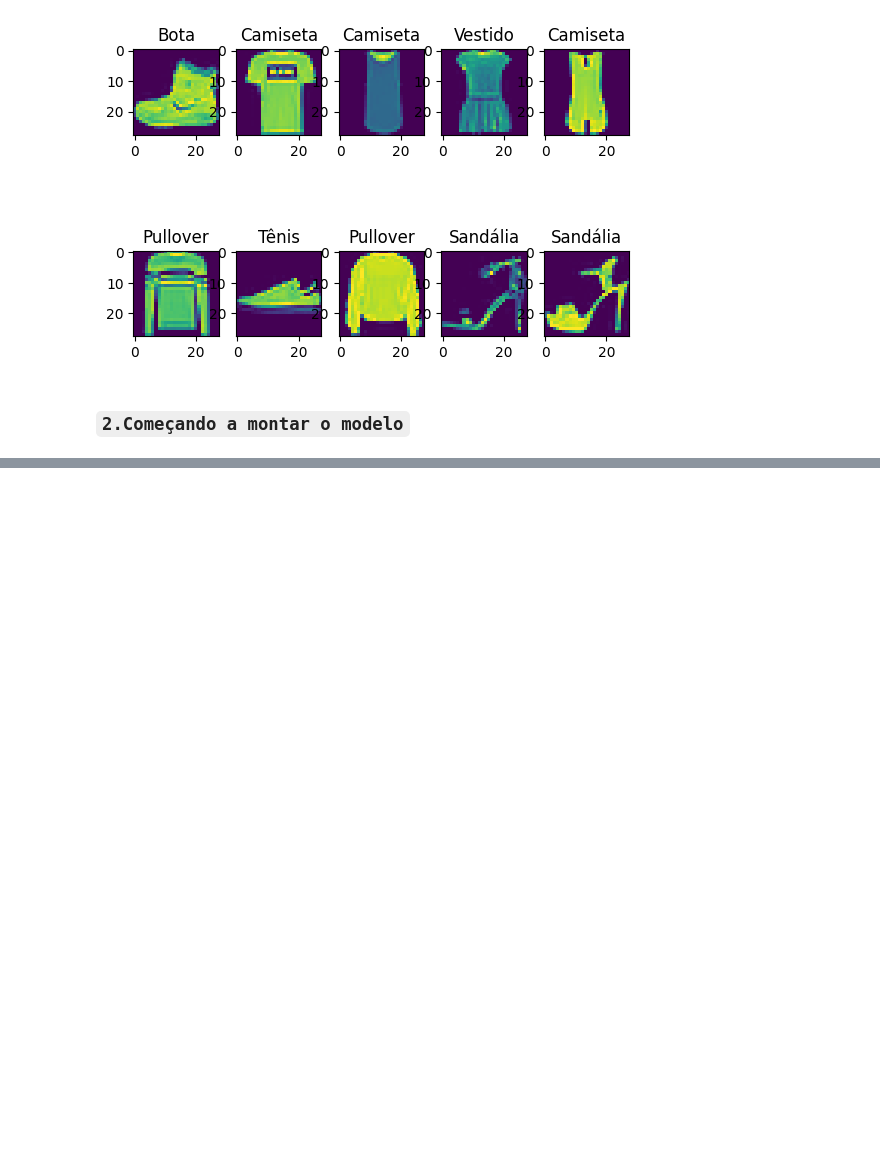
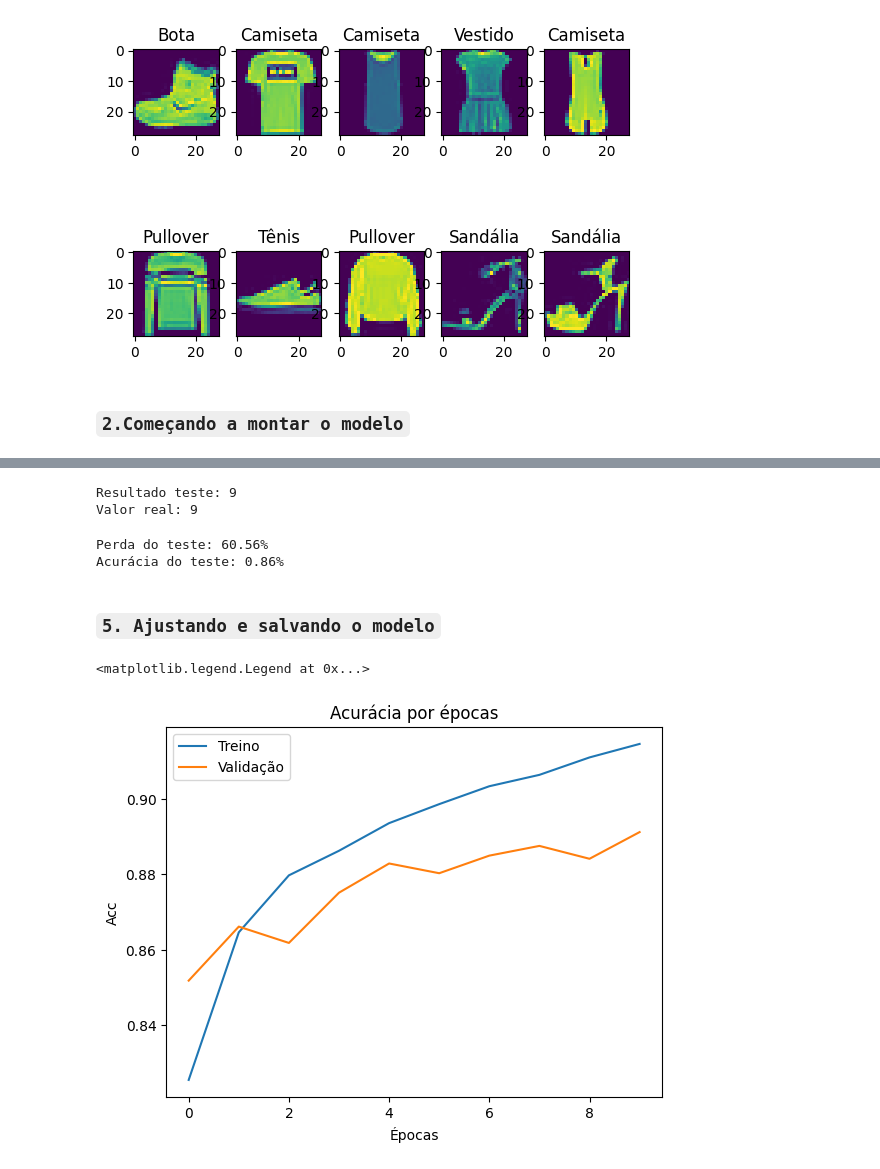
Before and after one commit to Ikekenard/intro-keras-tf, a Jupyter notebook: Keras/classificacao-roupas.ipynb, the cells around one changed output, grey strips where cells are left out. Drawn from its saved outputs; the diff is of its cells as text; code cells hidden in the pictures; blank space fills up the shorter version.

```diff
--- a/Keras/classificacao-roupas.ipynb
+++ b/Keras/classificacao-roupas.ipynb
@@ -55,0 +95,10 @@ for imagem in range(10):
+# %%
+modelo = keras.Sequential([
+     keras.layers.Flatten(input_shape = (28,28)),
+     keras.layers.Dense(256, activation='relu'),
+     keras.layers.Dense(128, activation='relu'),
+     keras.layers.Dense(10, activation = 'softmax')
+])
+
+modelo.compile(optimizer = 'adam', loss = 'sparse_categorical_crossentropy')
+modelo.fit(imagens_train_redu, identifacadores_train)
@@ -55,0 +108,11 @@ for imagem in range(10):
+# %%
+modelo = keras.Sequential([
+     keras.layers.Flatten(input_shape = (28,28)),
+     keras.layers.Dense(256, activation='relu'),
+     keras.layers.Dense(128, activation='relu'),
+     keras.layers.Dense(64, activation='relu'),
+     keras.layers.Dense(10, activation = 'softmax')
+])
+
+modelo.compile(optimizer = 'adam', loss = 'sparse_categorical_crossentropy')
+modelo.fit(imagens_train_redu, identifacadores_train)
@@ -55,0 +124,16 @@ for imagem in range(10):
+# %%
+# Adicionando a metrica e epocas para treino
+imagens_train_redu = imagens_train/float(225)
+
+
+modelo = keras.Sequential([
+     keras.layers.Flatten(input_shape = (28,28)),
+     keras.layers.Dense(256, activation='relu'),
+     keras.layers.Dense(10, activation = 'softmax')
+])
+
+modelo.compile(optimizer = 'adam',
+               loss = 'sparse_categorical_crossentropy',
+               metrics = ['accuracy'])
+
+historico = modelo.fit(imagens_train_redu, identifacadores_train, epochs = 10, validation_split = .2)
@@ -55,0 +161,30 @@ for imagem in range(10):
+# %%
+# Vendo o resultado nos dados de teste
+
+testes = modelo.predict(imagens_test, verbose= 0)
+print(f'Resultado teste: {np.argmax(testes[0])}')
+print(f'Valor real: {identifacadores_test[0]}')
+# %% [output]
+Resultado teste: 9
+Valor real: 9
+# %%
+# Avaliando o modelo
+perda_teste, acuracia_test = modelo.evaluate(imagens_test, identifacadores_test, verbose = 0)
+
+print(f'Perda do teste: {perda_teste:.2f}%')
+print(f'Acurácia do teste: {acuracia_test:.2f}%')
+# %% [output]
+Perda do teste: 60.56%
+Acurácia do teste: 0.86%
+# %% [markdown]
+### `5. Ajustando e salvando o modelo`
+# %%
+plt.plot(historico.history['accuracy'])
+plt.plot(historico.history['val_accuracy'])
+plt.title('Acurácia por épocas')
+plt.xlabel('Épocas')
+plt.ylabel('Acc')
+plt.legend(['Treino', 'Validação'])
+# %% [output]
+<matplotlib.legend.Legend at 0x...>
+[figure, added]
```
Also changed, not shown: parts of 10 cells of this notebook, 6 other files.
